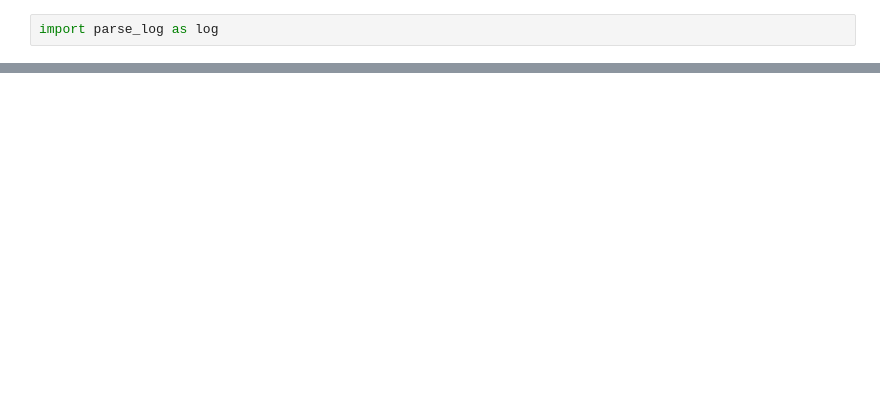
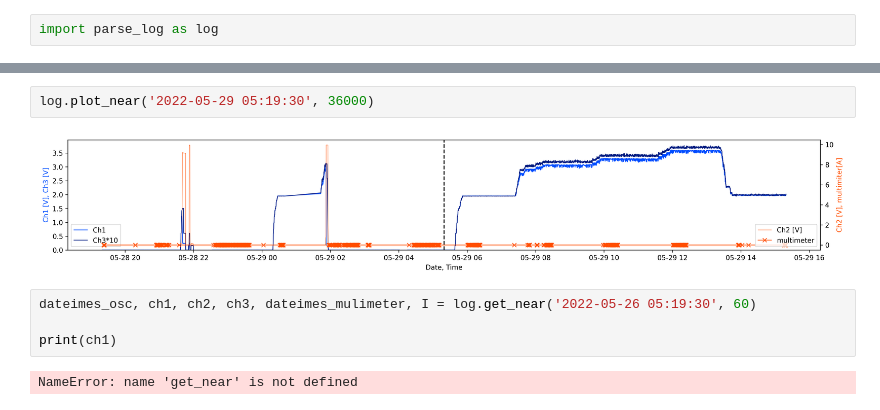
Before and after one commit to Multiscale-imaging/rpi_signal_control, a Jupyter notebook: get_log.ipynb, the cells around one changed output, grey strips where cells are left out. Drawn from its saved outputs; the diff is of its cells as text; blank space fills up the shorter version.

```diff
--- a/get_log.ipynb
+++ b/get_log.ipynb
@@ -10,0 +11,10 @@ log.plot_near('2022-05-26 05:19:30', 60)
+# %%
+log.plot_near('2022-05-29 05:19:30', 36000)
+# %% [output]
+[figure, added]
+# %%
+dateimes_osc, ch1, ch2, ch3, dateimes_mulimeter, I = log.get_near('2022-05-26 05:19:30', 60)
+
+print(ch1)
+# %% [output]
+NameError: name 'get_near' is not defined
```
Also changed, not shown: parts of 2 cells of this notebook, 9 other files.
